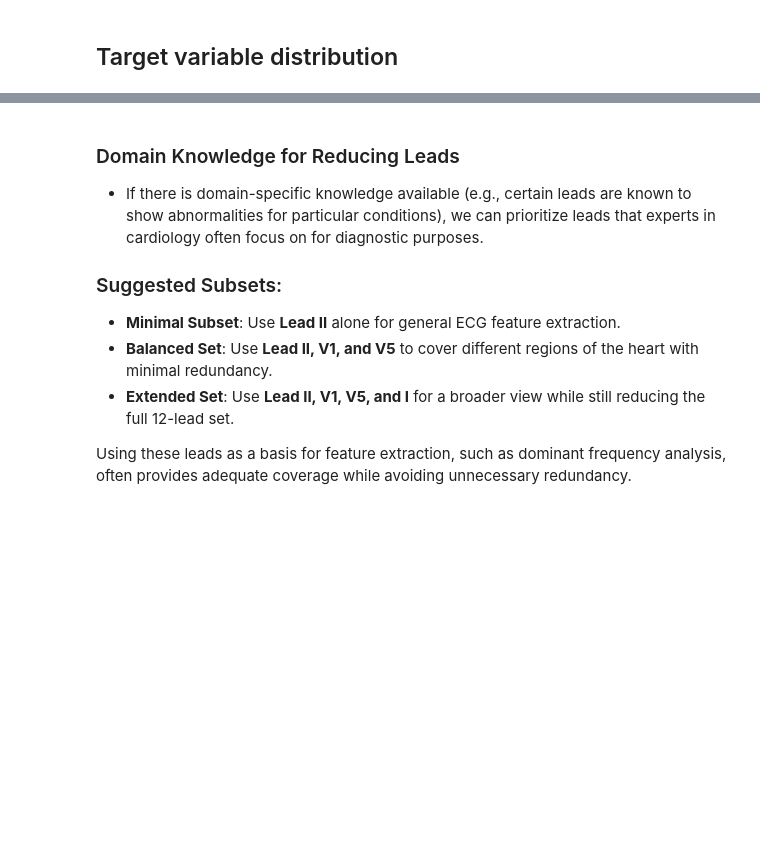
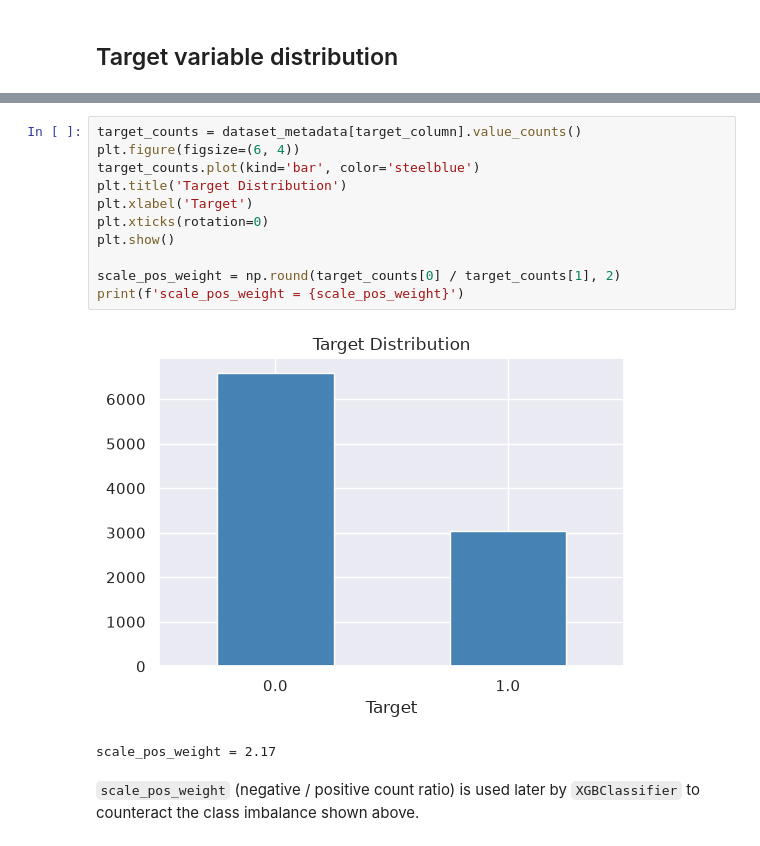
Before and after one commit to AGE90/ptbxl-challenge, a Jupyter notebook: notebooks/04-AGE-feture_selection.ipynb, the cells around one changed output, grey strips where cells are left out. Drawn from its saved outputs; the diff is of its cells as text; blank space fills up the shorter version.

```diff
--- a/notebooks/04-AGE-feture_selection.ipynb
+++ b/notebooks/04-AGE-feture_selection.ipynb
@@ -471,10 +114,17 @@ plt.show()
-# %% [markdown]
-### Domain Knowledge for Reducing Leads
-   - If there is domain-specific knowledge available (e.g., certain leads are known to show abnormalities for particular conditions), we can prioritize leads that experts in cardiology often focus on for diagnostic purposes.
-
-### Suggested Subsets:
-   - **Minimal Subset**: Use **Lead II** alone for general ECG feature extraction.
-   - **Balanced Set**: Use **Lead II, V1, and V5** to cover different regions of the heart with minimal redundancy.
-   - **Extended Set**: Use **Lead II, V1, V5, and I** for a broader view while still reducing the full 12-lead set.
-
-Using these leads as a basis for feature extraction, such as dominant frequency analysis, often provides adequate coverage while avoiding unnecessary redundancy.
+# %%
+target_counts = dataset_metadata[target_column].value_counts()
+plt.figure(figsize=(6, 4))
+target_counts.plot(kind='bar', color='steelblue')
+plt.title('Target Distribution')
+plt.xlabel('Target')
+plt.xticks(rotation=0)
+plt.show()
+
+scale_pos_weight = np.round(target_counts[0] / target_counts[1], 2)
+print(f'scale_pos_weight = {scale_pos_weight}')
+# %% [output]
+[figure, added]
+scale_pos_weight = 2.17
+# %% [markdown]
+`scale_pos_weight` (negative / positive count ratio) is used later by
+`XGBClassifier` to counteract the class imbalance shown above.
```
Also changed, not shown: parts of 59 cells of this notebook, 2 other files.
